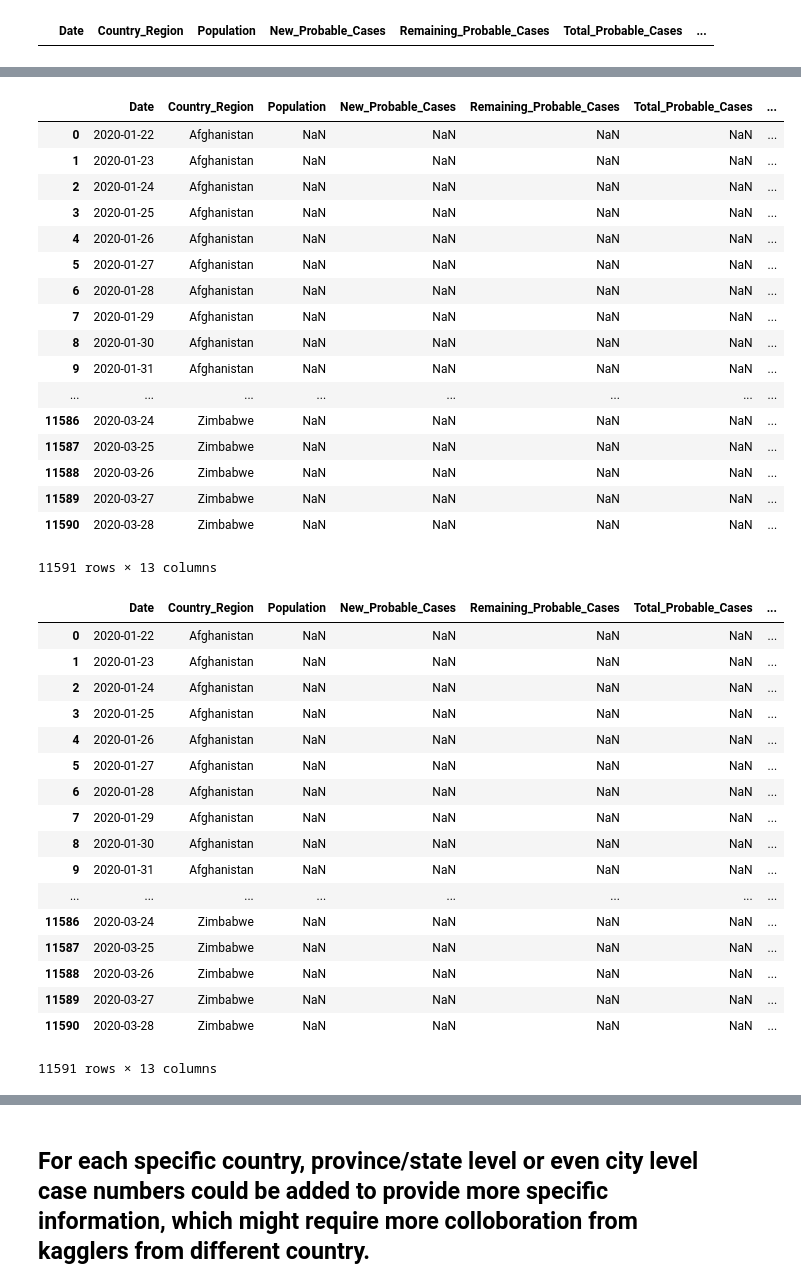
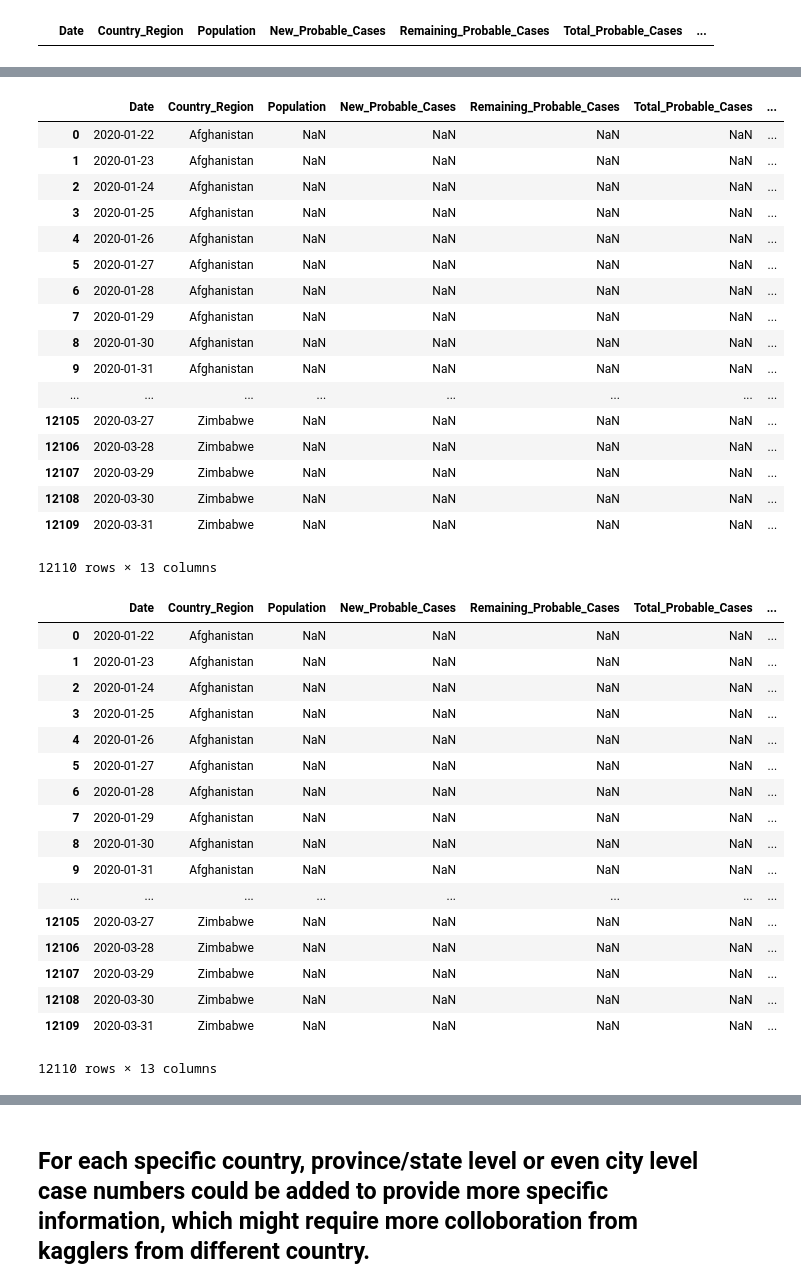
Before and after one commit to Dylansppy/COVID-19-Project, a Jupyter notebook: dataset/Data Integration.ipynb, the cells around one changed output, grey strips where cells are left out. Drawn from its saved outputs; the diff is of its cells as text; code cells hidden in the pictures.

```diff
--- a/dataset/Data Integration.ipynb
+++ b/dataset/Data Integration.ipynb
@@ -155,40 +156,40 @@ Index(['1/22/20', '1/23/20', '1/24/20', '1/25/20', '1/26/20', '1/27/20',
 # %%
 # Copy the information of recovered cases to the target dataset
 for country in countries:
-    df_country_level.loc[df_country_level['Country_Region'] == country, 'Total_Recovered_Cases'] = df_JHU_recovered.loc[df_JHU['Country/Region'] == country, dates].values.flatten()
+    df_country_level.loc[df_country_level['Country_Region'] == country, 'Total_Recovered_Cases'] = df_JHU_recovered.loc[df_JHU_recovered['Country/Region'] == country, dates].values.flatten()
 df_country_level
 # %% [output]
 |  | Date | Country_Region | Population | New_Probable_Cases | Remaining_Probable_Cases | Total_Probable_Cases | ... |
 | 0 | 2020-01-22 | Afghanistan | NaN | NaN | NaN | NaN | ... |
 | 1 | 2020-01-23 | Afghanistan | NaN | NaN | NaN | NaN | ... |
 | 2 | 2020-01-24 | Afghanistan | NaN | NaN | NaN | NaN | ... |
 | 3 | 2020-01-25 | Afghanistan | NaN | NaN | NaN | NaN | ... |
 | 4 | 2020-01-26 | Afghanistan | NaN | NaN | NaN | NaN | ... |
 | 5 | 2020-01-27 | Afghanistan | NaN | NaN | NaN | NaN | ... |
 | 6 | 2020-01-28 | Afghanistan | NaN | NaN | NaN | NaN | ... |
 | 7 | 2020-01-29 | Afghanistan | NaN | NaN | NaN | NaN | ... |
 | 8 | 2020-01-30 | Afghanistan | NaN | NaN | NaN | NaN | ... |
 | 9 | 2020-01-31 | Afghanistan | NaN | NaN | NaN | NaN | ... |
 | ... | ... | ... | ... | ... | ... | ... | ... |
-| 11586 | 2020-03-24 | Zimbabwe | NaN | NaN | NaN | NaN | ... |
-| 11587 | 2020-03-25 | Zimbabwe | NaN | NaN | NaN | NaN | ... |
-| 11588 | 2020-03-26 | Zimbabwe | NaN | NaN | NaN | NaN | ... |
-| 11589 | 2020-03-27 | Zimbabwe | NaN | NaN | NaN | NaN | ... |
-| 11590 | 2020-03-28 | Zimbabwe | NaN | NaN | NaN | NaN | ... |
+| 12105 | 2020-03-27 | Zimbabwe | NaN | NaN | NaN | NaN | ... |
+| 12106 | 2020-03-28 | Zimbabwe | NaN | NaN | NaN | NaN | ... |
+| 12107 | 2020-03-29 | Zimbabwe | NaN | NaN | NaN | NaN | ... |
+| 12108 | 2020-03-30 | Zimbabwe | NaN | NaN | NaN | NaN | ... |
+| 12109 | 2020-03-31 | Zimbabwe | NaN | NaN | NaN | NaN | ... |
-11591 rows × 13 columns
+12110 rows × 13 columns
 # %%
 # New cases each day could be calculated by subtracting the number of cases of the present day by the number of the
 # previous day if it's not the first day. For the first day '2020-01-22' the total cases would be equal to the new cases.
 
 # Calculate new confirmed cases
 df_country_level.loc[df_country_level.Date == '2020-01-22', 'New_Confirmed_Cases'] = df_country_level.loc[df_country_level.Date == '2020-01-22', 'Total_Confirmed_Cases']
-df_country_level.loc[df_country_level.Date != '2020-01-22', 'New_Confirmed_Cases'] = df_country_level.loc[df_country_level.Date != '2020-01-22', 'Total_Confirmed_Cases'].values - df_country_level.loc[df_country_level.Date != '2020-03-27', 'Total_Confirmed_Cases'].values
+df_country_level.loc[df_country_level.Date != '2020-01-22', 'New_Confirmed_Cases'] = df_country_level.loc[df_country_level.Date != '2020-01-22', 'Total_Confirmed_Cases'].values - df_country_level.loc[df_country_level.Date != '2020-03-31', 'Total_Confirmed_Cases'].values
 # Calculate new recovered cases
 df_country_level.loc[df_country_level.Date == '2020-01-22', 'New_Recovered_Cases'] = df_country_level.loc[df_country_level.Date == '2020-01-22', 'Total_Recovered_Cases']
-df_country_level.loc[df_country_level.Date != '2020-01-22', 'New_Recovered_Cases'] = df_country_level.loc[df_country_level.Date != '2020-01-22', 'Total_Recovered_Cases'].values - df_country_level.loc[df_country_level.Date != '2020-03-27', 'Total_Recovered_Cases'].values
+df_country_level.loc[df_country_level.Date != '2020-01-22', 'New_Recovered_Cases'] = df_country_level.loc[df_country_level.Date != '2020-01-22', 'Total_Recovered_Cases'].values - df_country_level.loc[df_country_level.Date != '2020-03-31', 'Total_Recovered_Cases'].values
 # Calculate new fatalities
 df_country_level.loc[df_country_level.Date == '2020-01-22', 'New_Fatalities'] = df_country_level.loc[df_country_level.Date == '2020-01-22', 'Total_Fatalities']
-df_country_level.loc[df_country_level.Date != '2020-01-22', 'New_Fatalities'] = df_country_level.loc[df_country_level.Date != '2020-01-22', 'Total_Fatalities'].values - df_country_level.loc[df_country_level.Date != '2020-03-27', 'Total_Fatalities'].values
+df_country_level.loc[df_country_level.Date != '2020-01-22', 'New_Fatalities'] = df_country_level.loc[df_country_level.Date != '2020-01-22', 'Total_Fatalities'].values - df_country_level.loc[df_country_level.Date != '2020-03-31', 'Total_Fatalities'].values
 # Calculate active confirmed cases (= total_confirmed - total_recovered - total_fatalities)
 df_country_level.Remaining_Confirmed_Cases = df_country_level.Total_Confirmed_Cases - df_country_level.Total_Recovered_Cases - df_country_level.Total_Fatalities
 
@@ -206,11 +207,11 @@ df_country_level
 | 8 | 2020-01-30 | Afghanistan | NaN | NaN | NaN | NaN | ... |
 | 9 | 2020-01-31 | Afghanistan | NaN | NaN | NaN | NaN | ... |
 | ... | ... | ... | ... | ... | ... | ... | ... |
-| 11586 | 2020-03-24 | Zimbabwe | NaN | NaN | NaN | NaN | ... |
-| 11587 | 2020-03-25 | Zimbabwe | NaN | NaN | NaN | NaN | ... |
-| 11588 | 2020-03-26 | Zimbabwe | NaN | NaN | NaN | NaN | ... |
-| 11589 | 2020-03-27 | Zimbabwe | NaN | NaN | NaN | NaN | ... |
-| 11590 | 2020-03-28 | Zimbabwe | NaN | NaN | NaN | NaN | ... |
+| 12105 | 2020-03-27 | Zimbabwe | NaN | NaN | NaN | NaN | ... |
+| 12106 | 2020-03-28 | Zimbabwe | NaN | NaN | NaN | NaN | ... |
+| 12107 | 2020-03-29 | Zimbabwe | NaN | NaN | NaN | NaN | ... |
+| 12108 | 2020-03-30 | Zimbabwe | NaN | NaN | NaN | NaN | ... |
+| 12109 | 2020-03-31 | Zimbabwe | NaN | NaN | NaN | NaN | ... |
-11591 rows × 13 columns
+12110 rows × 13 columns
 # %%
 # Next step would be to add more information like the number of probable individuals and total population to this dataset
```
Also changed, not shown: parts of 13 cells of this notebook, 12 other files.
